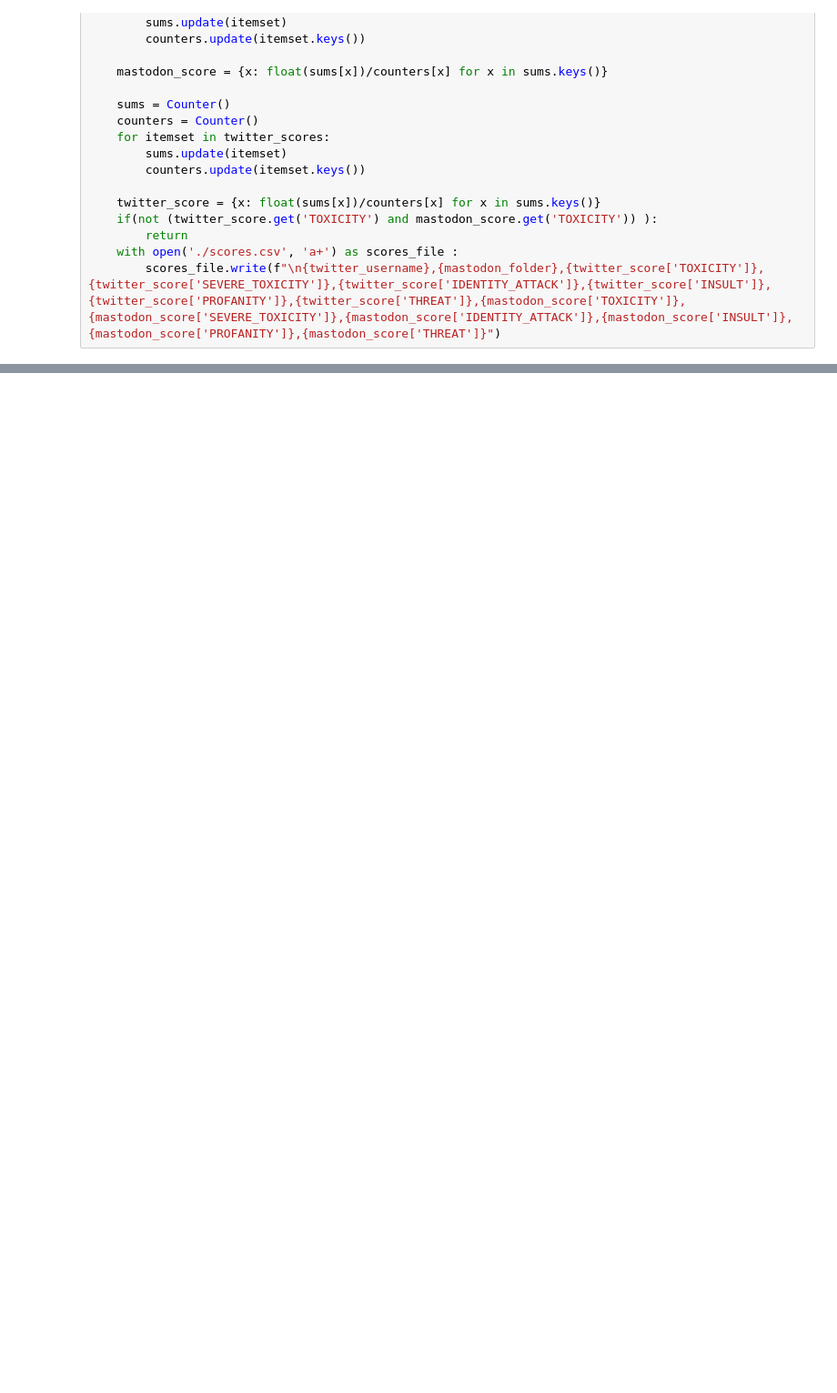
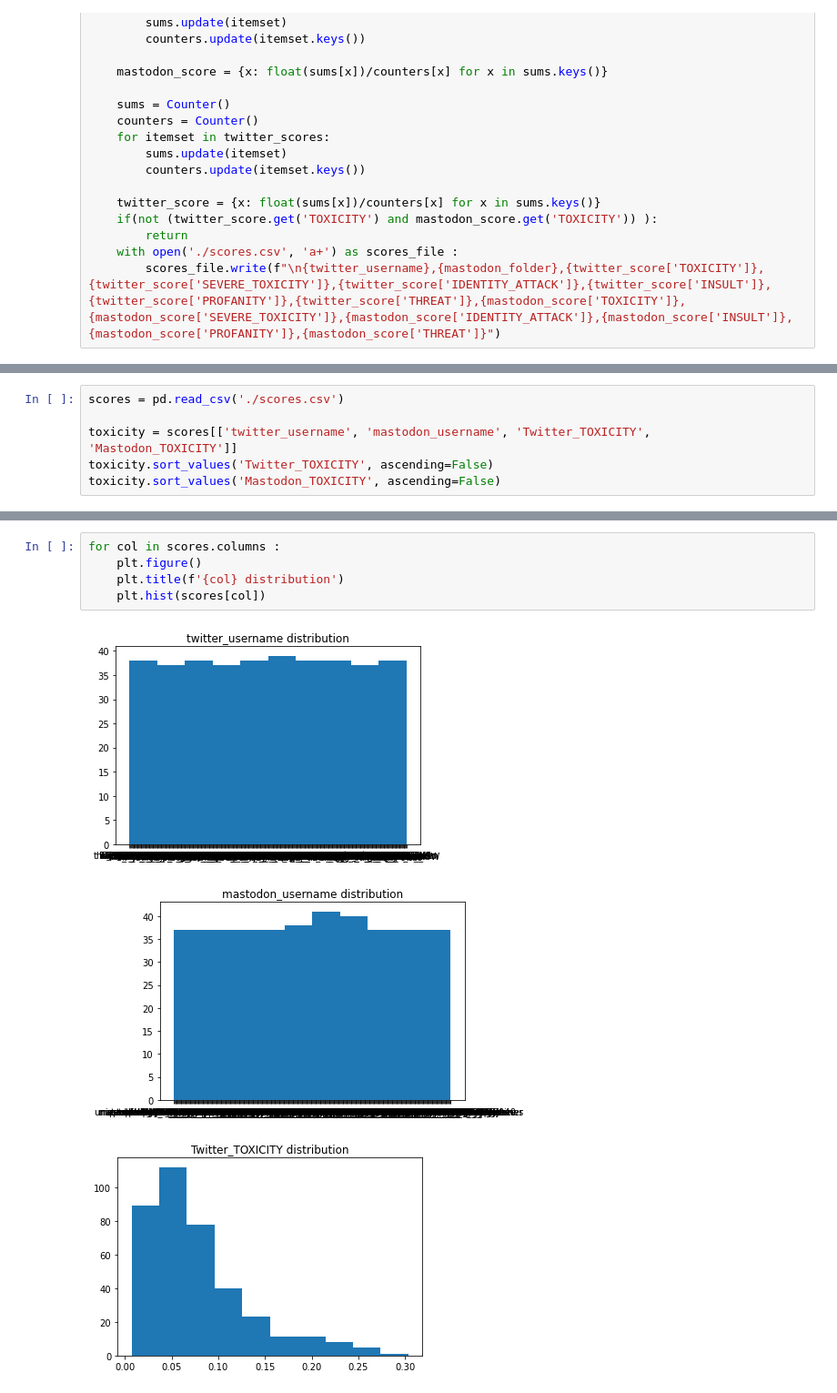
Before and after one commit to S4b3/Twitter_Mastodon_Toxicity_Analysis, a Jupyter notebook: main.ipynb, the cells around one changed output, grey strips where cells are left out. Shown at 91% size. Saved outputs shown, nothing was run; the diff lists cells and outputs as text; blank space fills up the shorter version.

Commit message:
finished processing users and plot some stuff

```diff
--- a/main.ipynb
+++ b/main.ipynb
@@ -178,0 +177,6 @@ KeyError: 'TOXICITY'
+# %%
+scores = pd.read_csv('./scores.csv')
+
+toxicity = scores[['twitter_username', 'mastodon_username', 'Twitter_TOXICITY', 'Mastodon_TOXICITY']]
+toxicity.sort_values('Twitter_TOXICITY', ascending=False)
+toxicity.sort_values('Mastodon_TOXICITY', ascending=False)
@@ -178,0 +215,9 @@ KeyError: 'TOXICITY'
+# %%
+for col in scores.columns :
+    plt.figure()
+    plt.title(f'{col} distribution')
+    plt.hist(scores[col])
+# %% [output]
+[figure, added]
+[figure, added]
+[figure, added]
```
Also changed, not shown: parts of 7 cells of this notebook, 1 other file.
